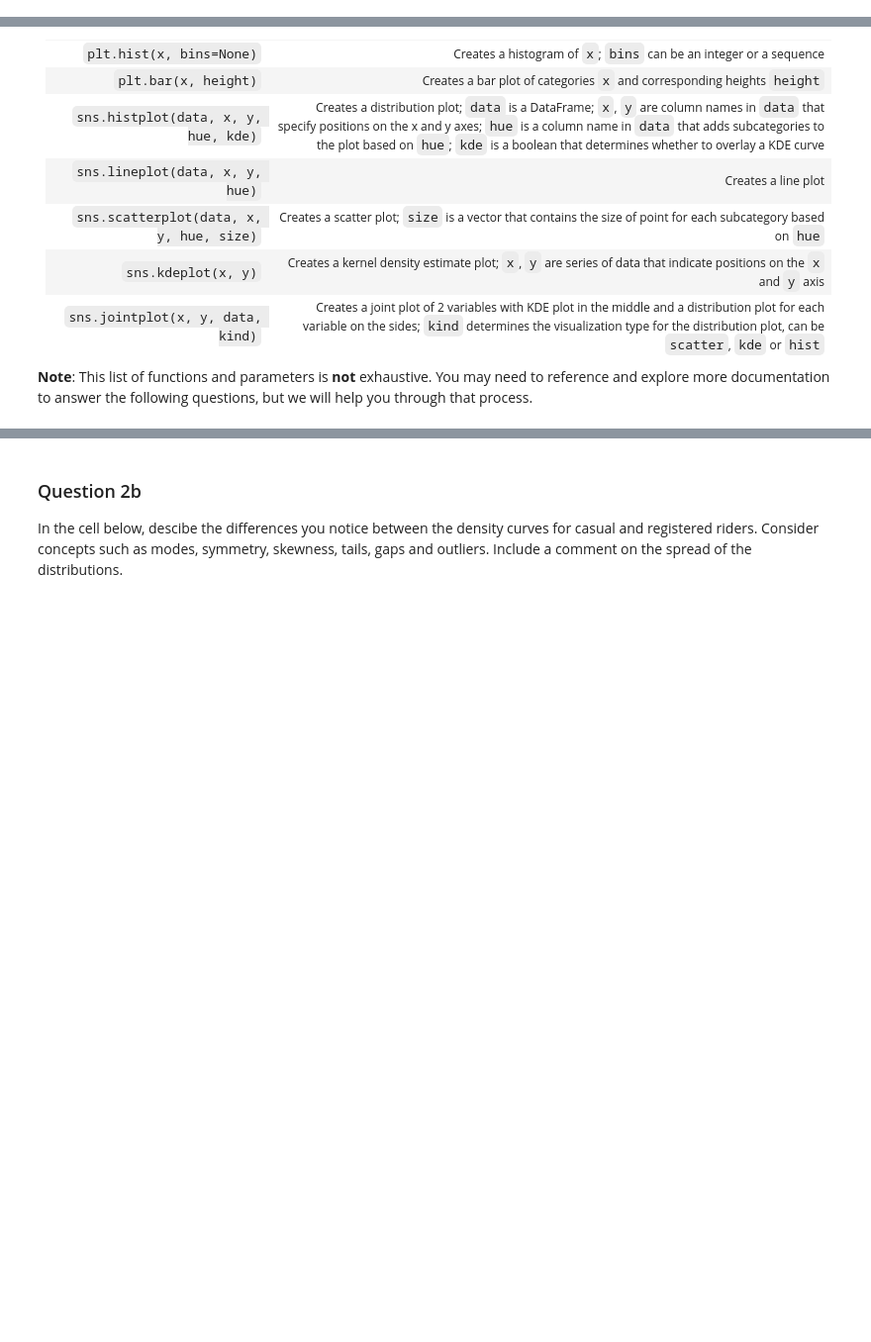
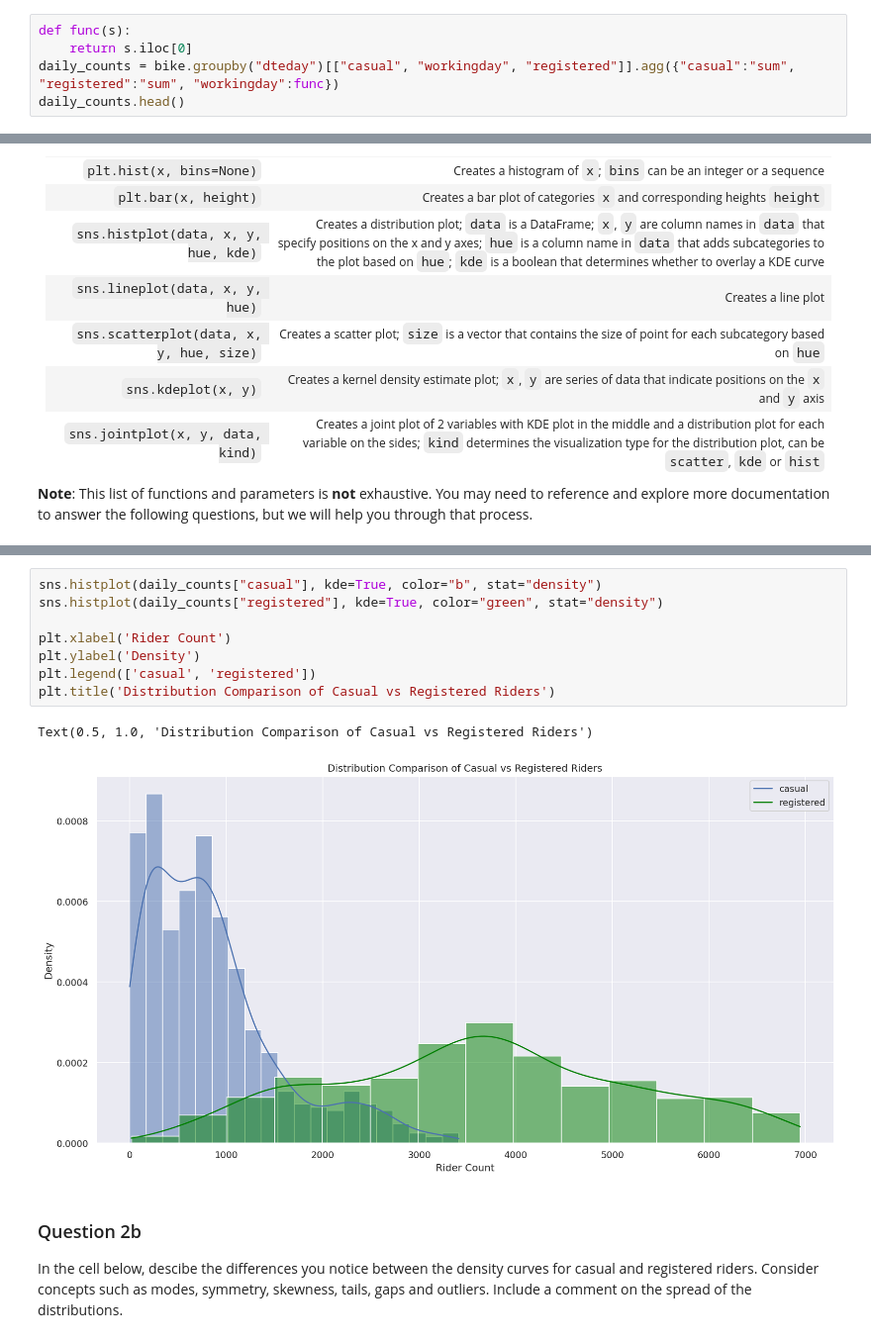
Before and after one commit to BaiRuic/data100_sp22, a Jupyter notebook: hw/hw04/hw04.ipynb, the cells around one changed output, grey strips where cells are left out. Shown at 99% size. Cells and saved outputs as stored; diff of their text form; blank space fills up the shorter version.

```diff
--- a/hw/hw04/hw04.ipynb
+++ b/hw/hw04/hw04.ipynb
@@ -332,0 +338,5 @@ daily_counts.head()
+# %%
+def func(s):
+    return s.iloc[0]
+daily_counts = bike.groupby("dteday")[["casual", "workingday", "registered"]].agg({"casual":"sum", "registered":"sum", "workingday":func})
+daily_counts.head()
@@ -385,3 +413,14 @@ manual: true
+# %%
+sns.histplot(daily_counts["casual"], kde=True, color="b", stat="density")
+sns.histplot(daily_counts["registered"], kde=True, color="green", stat="density")
+
+plt.xlabel('Rider Count')
+plt.ylabel('Density')
+plt.legend(['casual', 'registered'])
+plt.title('Distribution Comparison of Casual vs Registered Riders')
+# %% [output]
+Text(0.5, 1.0, 'Distribution Comparison of Casual vs Registered Riders')
+[figure, added]
 # %% [markdown]
 <!-- END QUESTION -->
 
```
Also changed, not shown: parts of 40 cells of this notebook.
